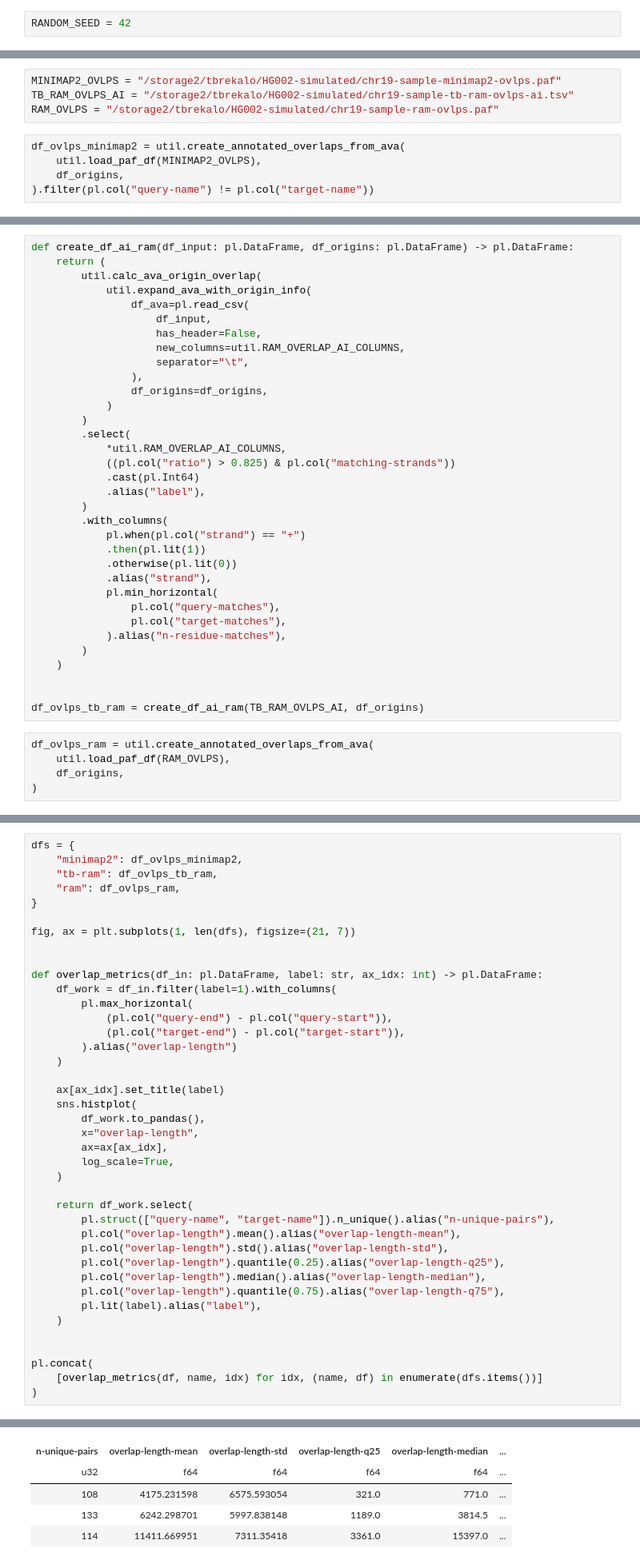
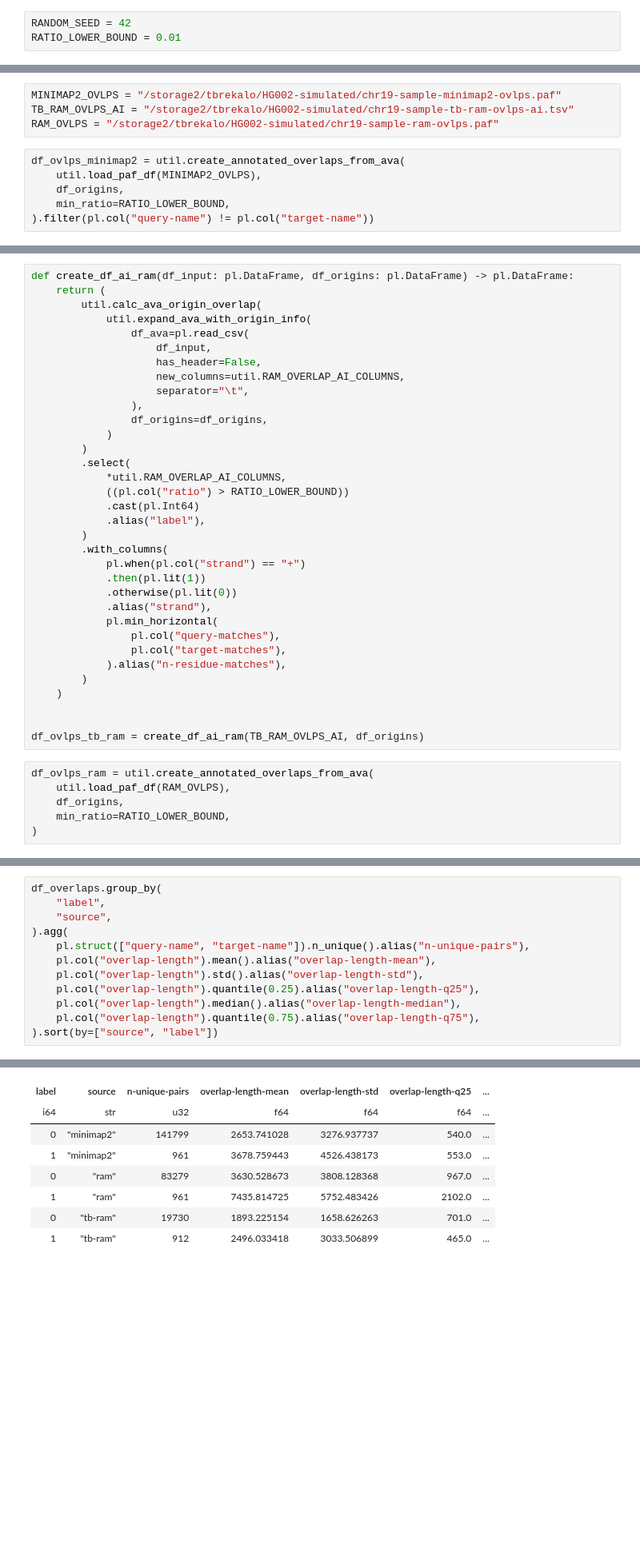
Before and after one commit to tbrekalo/tb-ram, a Jupyter notebook: scripts/notebooks/ovlp-chain-eval.ipynb, the cells around one changed output, grey strips where cells are left out. Shown at 80% size. Drawn from its saved outputs; the diff is of its cells as text; blank space fills up the shorter version.

```diff
--- a/scripts/notebooks/ovlp-chain-eval.ipynb
+++ b/scripts/notebooks/ovlp-chain-eval.ipynb
@@ -15,6 +15,7 @@ from sklearn.model_selection import train_test_split
 import util
 # %%
 RANDOM_SEED = 42
+RATIO_LOWER_BOUND = 0.01
 # %%
 ORIGINS_PATH = "/storage2/tbrekalo/HG002-simulated/chr19-read-origins.csv"
 df_origins = util.load_origins_df(ORIGINS_PATH)
@@ -26,4 +27,5 @@ RAM_OVLPS = "/storage2/tbrekalo/HG002-simulated/chr19-sample-ram-ovlps.paf"
 df_ovlps_minimap2 = util.create_annotated_overlaps_from_ava(
     util.load_paf_df(MINIMAP2_OVLPS),
     df_origins,
+    min_ratio=RATIO_LOWER_BOUND,
 ).filter(pl.col("query-name") != pl.col("target-name"))
@@ -43,7 +83,7 @@ def create_df_ai_ram(df_input: pl.DataFrame, df_origins: pl.DataFrame) -> pl.Dat
         )
         .select(
             *util.RAM_OVERLAP_AI_COLUMNS,
-            ((pl.col("ratio") > 0.825) & pl.col("matching-strands"))
+            ((pl.col("ratio") > RATIO_LOWER_BOUND))
             .cast(pl.Int64)
             .alias("label"),
         )
@@ -65,6 +105,7 @@ df_ovlps_tb_ram = create_df_ai_ram(TB_RAM_OVLPS_AI, df_origins)
 df_ovlps_ram = util.create_annotated_overlaps_from_ava(
     util.load_paf_df(RAM_OVLPS),
     df_origins,
+    min_ratio=RATIO_LOWER_BOUND,
 )
 # %%
 print(df_ovlps_minimap2.select(pl.col("label").value_counts()))
@@ -91,41 +162,13 @@ shape: (2, 1)
 # %%
-dfs = {
-    "minimap2": df_ovlps_minimap2,
-    "tb-ram": df_ovlps_tb_ram,
-    "ram": df_ovlps_ram,
-}
-
-fig, ax = plt.subplots(1, len(dfs), figsize=(21, 7))
-
-
-def overlap_metrics(df_in: pl.DataFrame, label: str, ax_idx: int) -> pl.DataFrame:
-    df_work = df_in.filter(label=1).with_columns(
-        pl.max_horizontal(
-            (pl.col("query-end") - pl.col("query-start")),
-            (pl.col("target-end") - pl.col("target-start")),
-        ).alias("overlap-length")
-    )
-
-    ax[ax_idx].set_title(label)
-    sns.histplot(
-        df_work.to_pandas(),
-        x="overlap-length",
-        ax=ax[ax_idx],
-        log_scale=True,
-    )
-
-    return df_work.select(
-        pl.struct(["query-name", "target-name"]).n_unique().alias("n-unique-pairs"),
-        pl.col("overlap-length").mean().alias("overlap-length-mean"),
-        pl.col("overlap-length").std().alias("overlap-length-std"),
-        pl.col("overlap-length").quantile(0.25).alias("overlap-length-q25"),
-        pl.col("overlap-length").median().alias("overlap-length-median"),
-        pl.col("overlap-length").quantile(0.75).alias("overlap-length-q75"),
-        pl.lit(label).alias("label"),
-    )
-
-
-pl.concat(
-    [overlap_metrics(df, name, idx) for idx, (name, df) in enumerate(dfs.items())]
-)
+df_overlaps.group_by(
+    "label",
+    "source",
+).agg(
+    pl.struct(["query-name", "target-name"]).n_unique().alias("n-unique-pairs"),
+    pl.col("overlap-length").mean().alias("overlap-length-mean"),
+    pl.col("overlap-length").std().alias("overlap-length-std"),
+    pl.col("overlap-length").quantile(0.25).alias("overlap-length-q25"),
+    pl.col("overlap-length").median().alias("overlap-length-median"),
+    pl.col("overlap-length").quantile(0.75).alias("overlap-length-q75"),
+).sort(by=["source", "label"])
 # %% [output]
@@ -133,5 +176,8 @@ shape: (3, 7)
-| n-unique-pairs | overlap-length-mean | overlap-length-std | overlap-length-q25 | overlap-length-median | ... |
-| u32 | f64 | f64 | f64 | f64 | ... |
-| 108 | 4175.231598 | 6575.593054 | 321.0 | 771.0 | ... |
-| 133 | 6242.298701 | 5997.838148 | 1189.0 | 3814.5 | ... |
-| 114 | 11411.669951 | 7311.35418 | 3361.0 | 15397.0 | ... |
+| label | source | n-unique-pairs | overlap-length-mean | overlap-length-std | overlap-length-q25 | ... |
+| i64 | str | u32 | f64 | f64 | f64 | ... |
+| 0 | "minimap2" | 141799 | 2653.741028 | 3276.937737 | 540.0 | ... |
+| 1 | "minimap2" | 961 | 3678.759443 | 4526.438173 | 553.0 | ... |
+| 0 | "ram" | 83279 | 3630.528673 | 3808.128368 | 967.0 | ... |
+| 1 | "ram" | 961 | 7435.814725 | 5752.483426 | 2102.0 | ... |
+| 0 | "tb-ram" | 19730 | 1893.225154 | 1658.626263 | 701.0 | ... |
+| 1 | "tb-ram" | 912 | 2496.033418 | 3033.506899 | 465.0 | ... |
```
Also changed, not shown: parts of 16 cells of this notebook, 2 other files.
